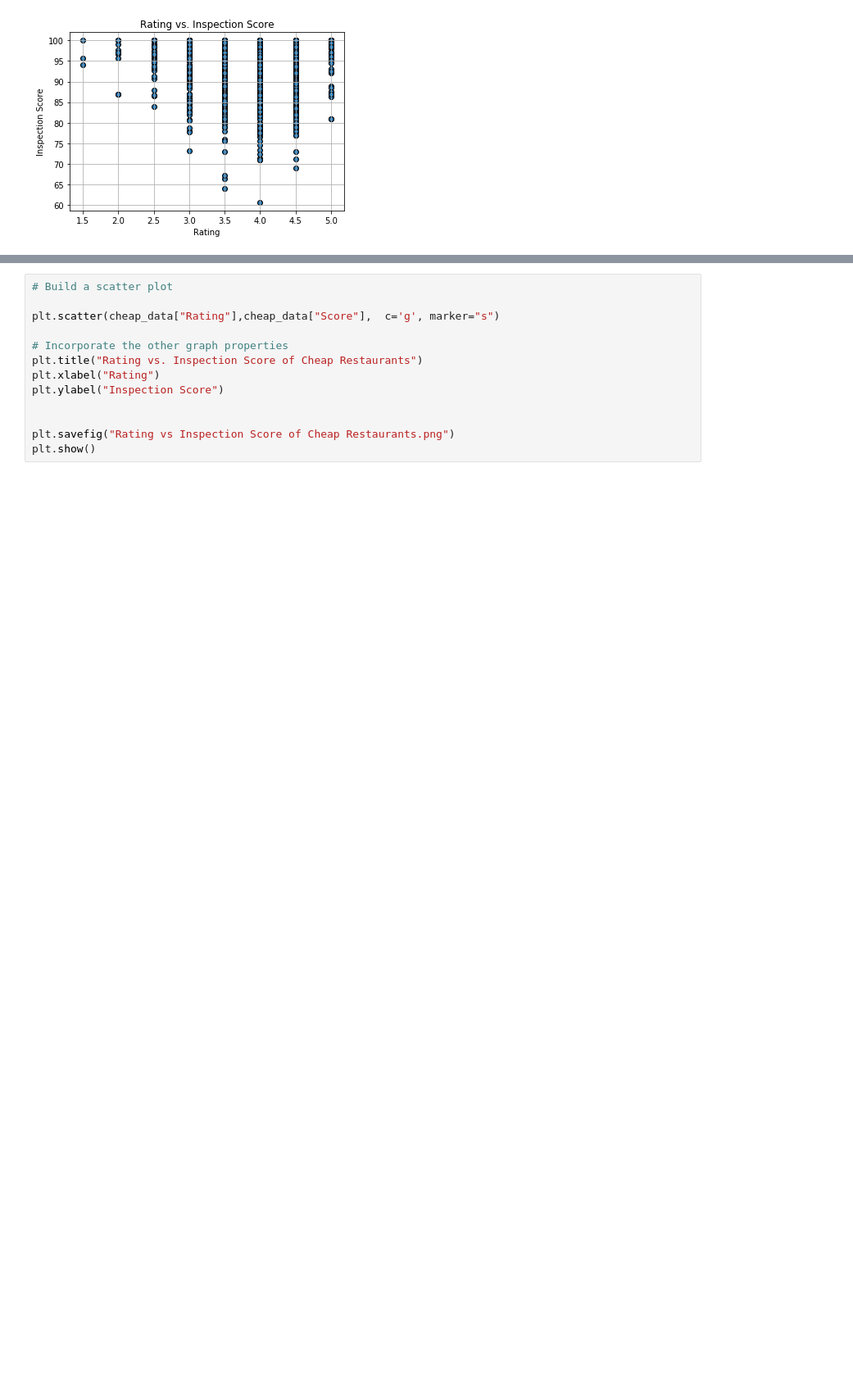
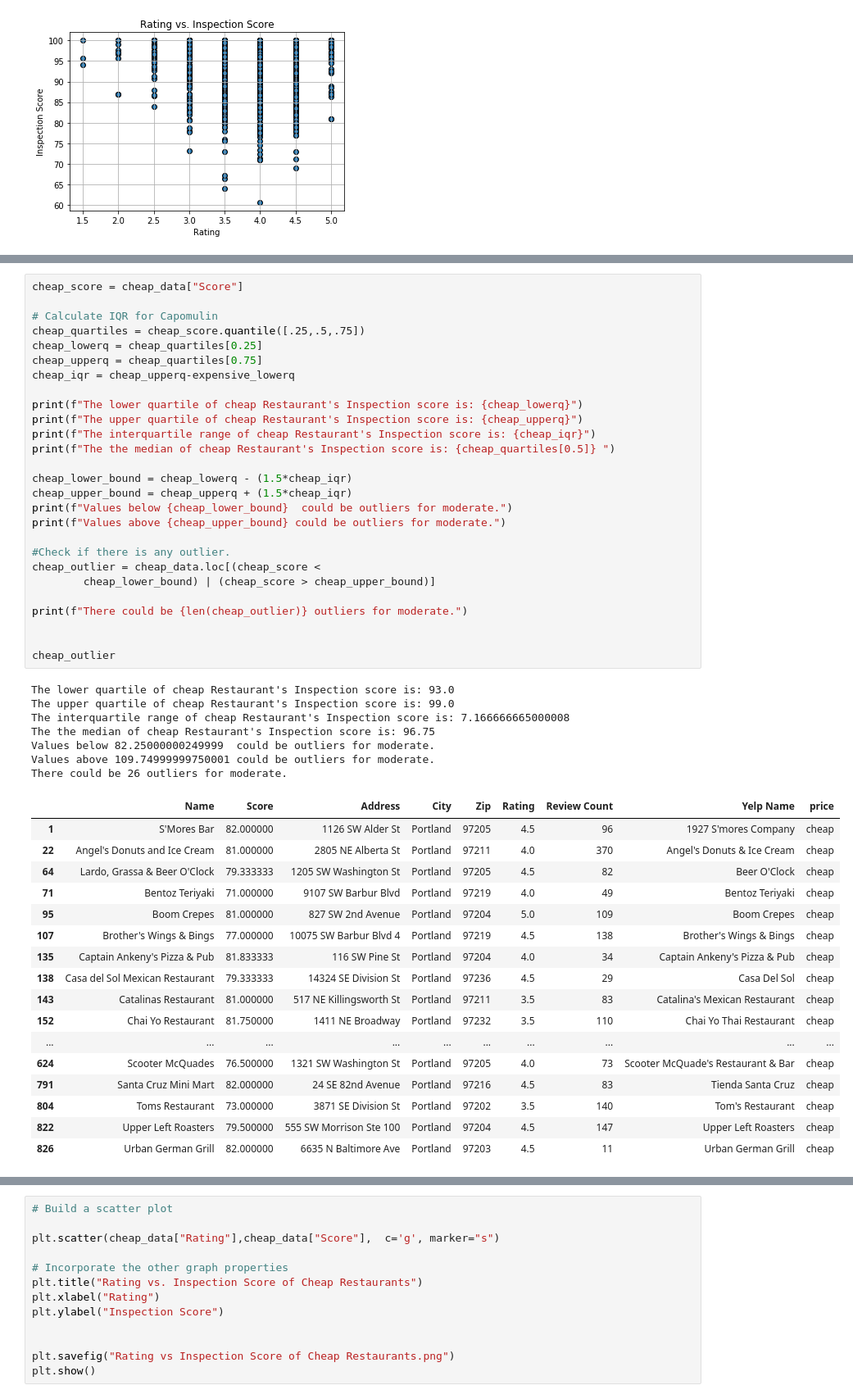
Before and after one commit to DCMilligan88/PriceVsHealth, a Jupyter notebook: analysis_project1.ipynb, the cells around one changed output, grey strips where cells are left out. Shown: that part at 82% size. Drawn from its saved outputs; the diff is of its cells as text; blank space fills up the shorter version.

```diff
--- a/analysis_project1.ipynb
+++ b/analysis_project1.ipynb
@@ -36,0 +145,52 @@ expensive_data = rest_data.loc[rest_data["price"] == "Expensive"]
+# %%
+cheap_score = cheap_data["Score"]
+
+# Calculate IQR for Capomulin
+cheap_quartiles = cheap_score.quantile([.25,.5,.75])
+cheap_lowerq = cheap_quartiles[0.25]
+cheap_upperq = cheap_quartiles[0.75]
+cheap_iqr = cheap_upperq-expensive_lowerq
+
+print(f"The lower quartile of cheap Restaurant's Inspection score is: {cheap_lowerq}")
+print(f"The upper quartile of cheap Restaurant's Inspection score is: {cheap_upperq}")
+print(f"The interquartile range of cheap Restaurant's Inspection score is: {cheap_iqr}")
+print(f"The the median of cheap Restaurant's Inspection score is: {cheap_quartiles[0.5]} ")
+
+cheap_lower_bound = cheap_lowerq - (1.5*cheap_iqr)
+cheap_upper_bound = cheap_upperq + (1.5*cheap_iqr)
+print(f"Values below {cheap_lower_bound}  could be outliers for moderate.")
+print(f"Values above {cheap_upper_bound} could be outliers for moderate.")
+
+#Check if there is any outlier.
+cheap_outlier = cheap_data.loc[(cheap_score <
+        cheap_lower_bound) | (cheap_score > cheap_upper_bound)]
+
+print(f"There could be {len(cheap_outlier)} outliers for moderate.")
+
+
+cheap_outlier
+# %% [output]
+The lower quartile of cheap Restaurant's Inspection score is: 93.0
+The upper quartile of cheap Restaurant's Inspection score is: 99.0
+The interquartile range of cheap Restaurant's Inspection score is: 7.166666665000008
+The the median of cheap Restaurant's Inspection score is: 96.75
+Values below 82.25000000249999  could be outliers for moderate.
+Values above 109.74999999750001 could be outliers for moderate.
+There could be 26 outliers for moderate.
+|  | Name | Score | Address | City | Zip | Rating | Review Count | Yelp Name | price |
+| 1 | S'Mores Bar | 82.000000 | 1126 SW Alder St | Portland | 97205 | 4.5 | 96 | 1927 S'mores Company | cheap |
+| 22 | Angel's Donuts and Ice Cream | 81.000000 | 2805 NE Alberta St | Portland | 97211 | 4.0 | 370 | Angel's Donuts & Ice Cream | cheap |
+| 64 | Lardo, Grassa & Beer O'Clock | 79.333333 | 1205 SW Washington St | Portland | 97205 | 4.5 | 82 | Beer O'Clock | cheap |
+| 71 | Bentoz Teriyaki | 71.000000 | 9107 SW Barbur Blvd | Portland | 97219 | 4.0 | 49 | Bentoz Teriyaki | cheap |
+| 95 | Boom Crepes | 81.000000 | 827 SW 2nd Avenue | Portland | 97204 | 5.0 | 109 | Boom Crepes | cheap |
+| 107 | Brother's Wings & Bings | 77.000000 | 10075 SW Barbur Blvd 4 | Portland | 97219 | 4.5 | 138 | Brother's Wings & Bings | cheap |
+| 135 | Captain Ankeny's Pizza & Pub | 81.833333 | 116 SW Pine St | Portland | 97204 | 4.0 | 34 | Captain Ankeny's Pizza & Pub | cheap |
+| 138 | Casa del Sol Mexican Restaurant | 79.333333 | 14324 SE Division St | Portland | 97236 | 4.5 | 29 | Casa Del Sol | cheap |
+| 143 | Catalinas Restaurant | 81.000000 | 517 NE Killingsworth St | Portland | 97211 | 3.5 | 83 | Catalina's Mexican Restaurant | cheap |
+| 152 | Chai Yo Restaurant | 81.750000 | 1411 NE Broadway | Portland | 97232 | 3.5 | 110 | Chai Yo Thai Restaurant | cheap |
+| ... | ... | ... | ... | ... | ... | ... | ... | ... | ... |
+| 624 | Scooter McQuades | 76.500000 | 1321 SW Washington St | Portland | 97205 | 4.0 | 73 | Scooter McQuade's Restaurant & Bar | cheap |
+| 791 | Santa Cruz Mini Mart | 82.000000 | 24 SE 82nd Avenue | Portland | 97216 | 4.5 | 83 | Tienda Santa Cruz | cheap |
+| 804 | Toms Restaurant | 73.000000 | 3871 SE Division St | Portland | 97202 | 3.5 | 140 | Tom's Restaurant | cheap |
+| 822 | Upper Left Roasters | 79.500000 | 555 SW Morrison Ste 100 | Portland | 97204 | 4.5 | 147 | Upper Left Roasters | cheap |
+| 826 | Urban German Grill | 82.000000 | 6635 N Baltimore Ave | Portland | 97203 | 4.5 | 11 | Urban German Grill | cheap |
```
Also changed, not shown: parts of 6 cells of this notebook, 1 other file.
